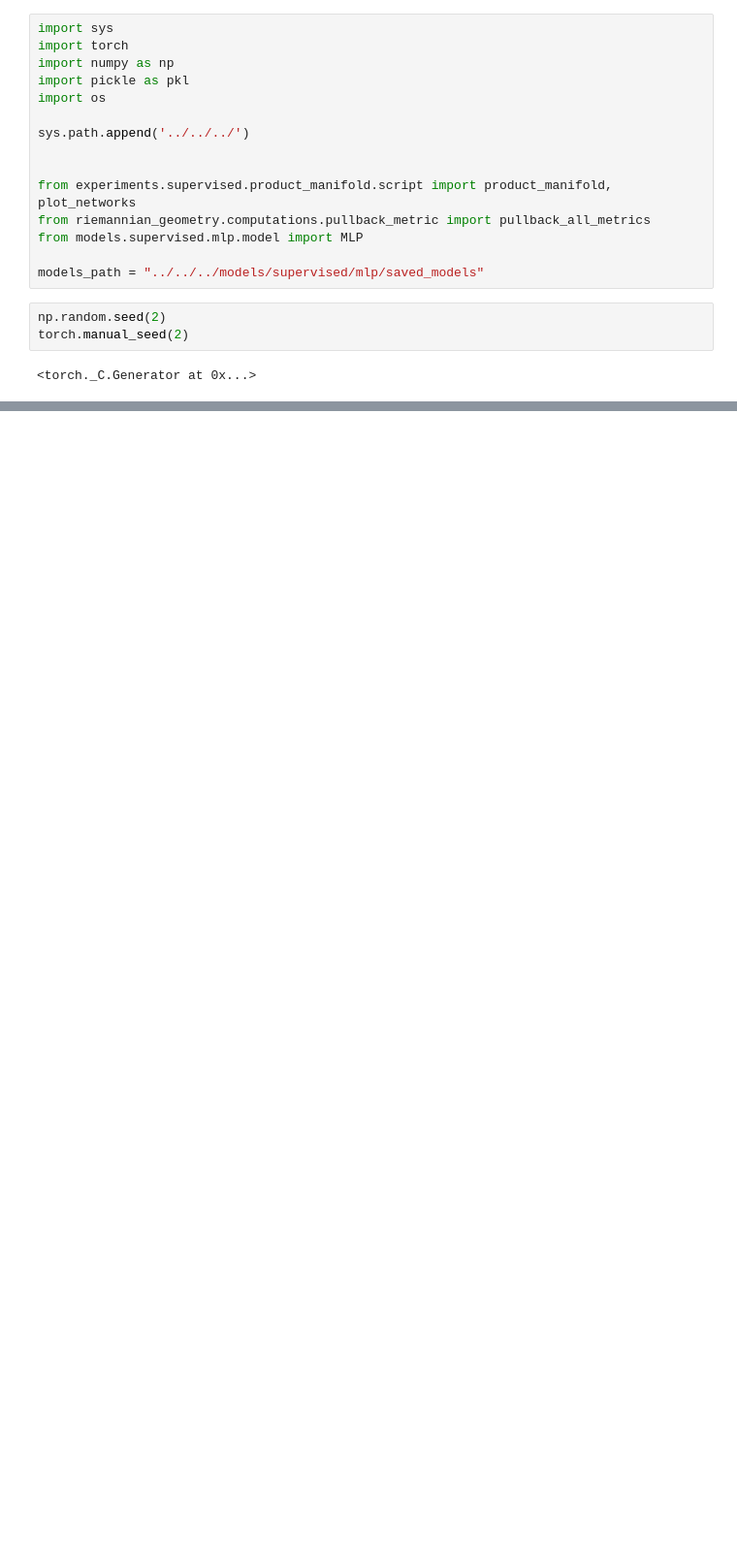
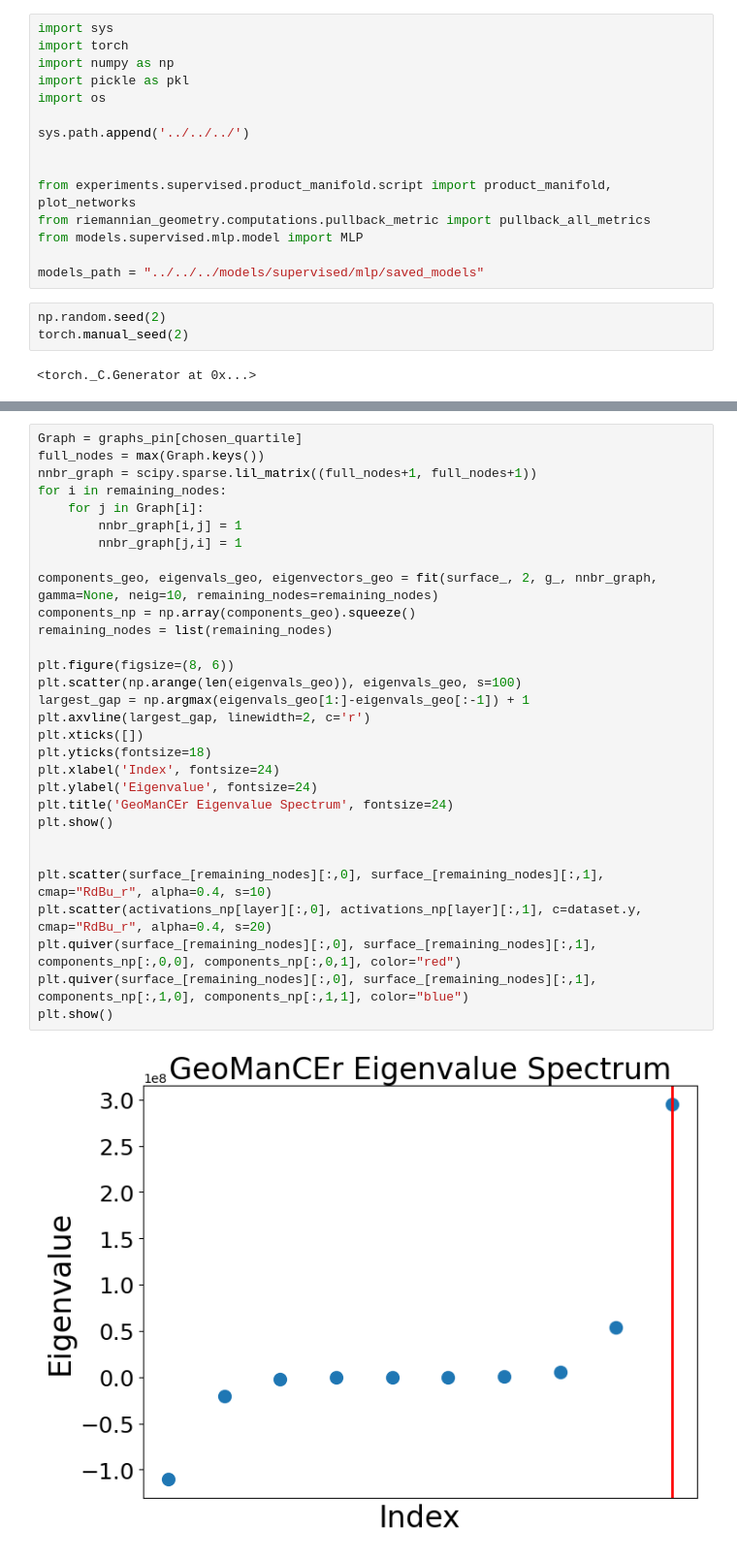
Before and after one commit to MaximilianPowers/Thesis, a Jupyter notebook: experiments/supervised/product_manifold/experiment_3.ipynb, the cells around one changed output, grey strips where cells are left out. Shown at 97% size. Cells and saved outputs as stored; diff of their text form; blank space fills up the shorter version.

```diff
--- a/experiments/supervised/product_manifold/experiment_3.ipynb
+++ b/experiments/supervised/product_manifold/experiment_3.ipynb
@@ -89,0 +458,32 @@ plt.savefig(f"figures/{mode}/{size}/components_3d.png")
+# %%
+Graph = graphs_pin[chosen_quartile]
+full_nodes = max(Graph.keys())
+nnbr_graph = scipy.sparse.lil_matrix((full_nodes+1, full_nodes+1))
+for i in remaining_nodes:
+    for j in Graph[i]:
+        nnbr_graph[i,j] = 1
+        nnbr_graph[j,i] = 1
+
+components_geo, eigenvals_geo, eigenvectors_geo = fit(surface_, 2, g_, nnbr_graph, gamma=None, neig=10, remaining_nodes=remaining_nodes)
+components_np = np.array(components_geo).squeeze()
+remaining_nodes = list(remaining_nodes)
+
+plt.figure(figsize=(8, 6))
+plt.scatter(np.arange(len(eigenvals_geo)), eigenvals_geo, s=100)
+largest_gap = np.argmax(eigenvals_geo[1:]-eigenvals_geo[:-1]) + 1
+plt.axvline(largest_gap, linewidth=2, c='r')
+plt.xticks([])
+plt.yticks(fontsize=18)
+plt.xlabel('Index', fontsize=24)
+plt.ylabel('Eigenvalue', fontsize=24)
+plt.title('GeoManCEr Eigenvalue Spectrum', fontsize=24)
+plt.show()
+
+
+plt.scatter(surface_[remaining_nodes][:,0], surface_[remaining_nodes][:,1], cmap="RdBu_r", alpha=0.4, s=10)
+plt.scatter(activations_np[layer][:,0], activations_np[layer][:,1], c=dataset.y, cmap="RdBu_r", alpha=0.4, s=20)
+plt.quiver(surface_[remaining_nodes][:,0], surface_[remaining_nodes][:,1], components_np[:,0,0], components_np[:,0,1], color="red")
+plt.quiver(surface_[remaining_nodes][:,0], surface_[remaining_nodes][:,1], components_np[:,1,0], components_np[:,1,1], color="blue")
+plt.show()
+# %% [output]
+[figure, added]
```
Also changed, not shown: parts of 12 cells of this notebook, 2 other files.
